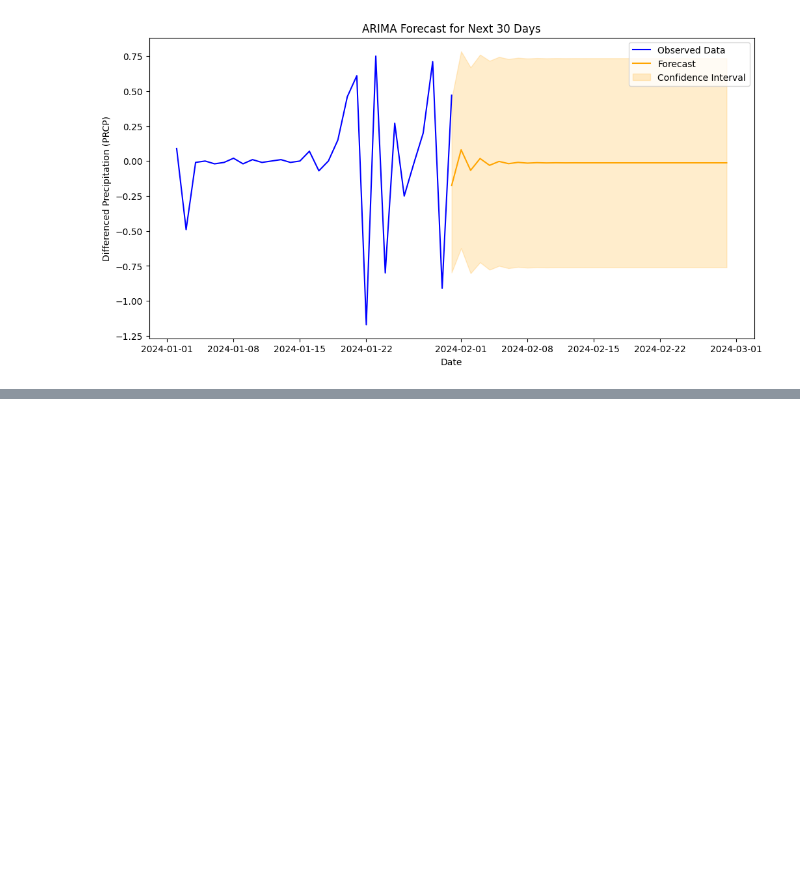
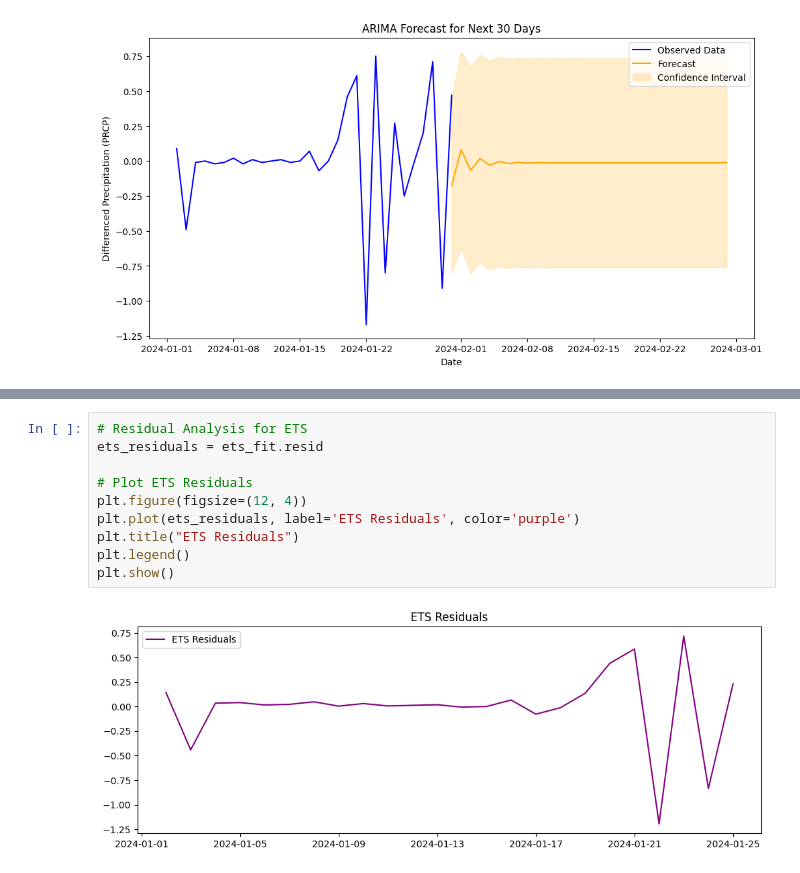
Before and after one commit to akkshaykumar/MajorProject, a Jupyter notebook: TAOct2416 (4) (2).ipynb, the cells around one changed output, grey strips where cells are left out. Cells and saved outputs as stored; diff of their text form; blank space fills up the shorter version.

```diff
--- a/TAOct2416 (4) (2).ipynb
+++ b/TAOct2416 (4) (2).ipynb
@@ -345,0 +372,12 @@ plt.show()
+# %%
+# Residual Analysis for ETS
+ets_residuals = ets_fit.resid
+
+# Plot ETS Residuals
+plt.figure(figsize=(12, 4))
+plt.plot(ets_residuals, label='ETS Residuals', color='purple')
+plt.title("ETS Residuals")
+plt.legend()
+plt.show()
+# %% [output]
+[figure, added]
```
Also changed, not shown: parts of 2 cells of this notebook.
